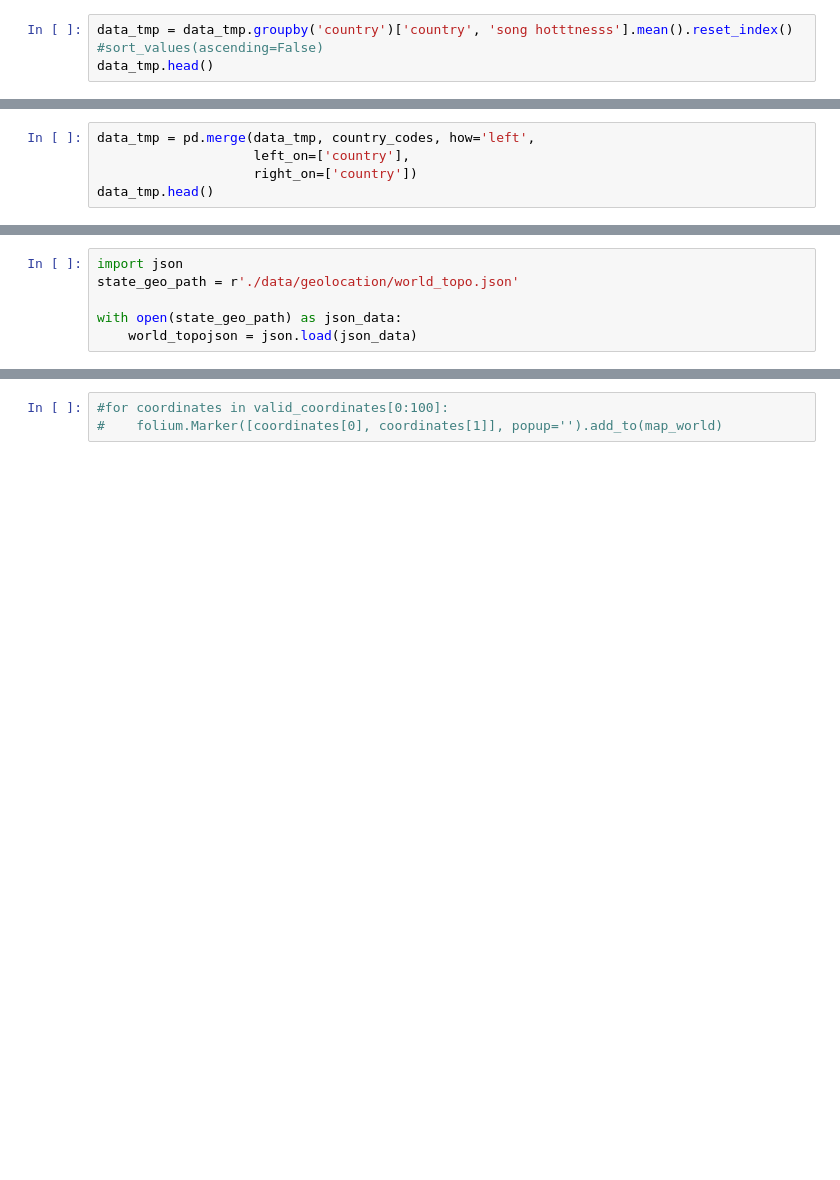
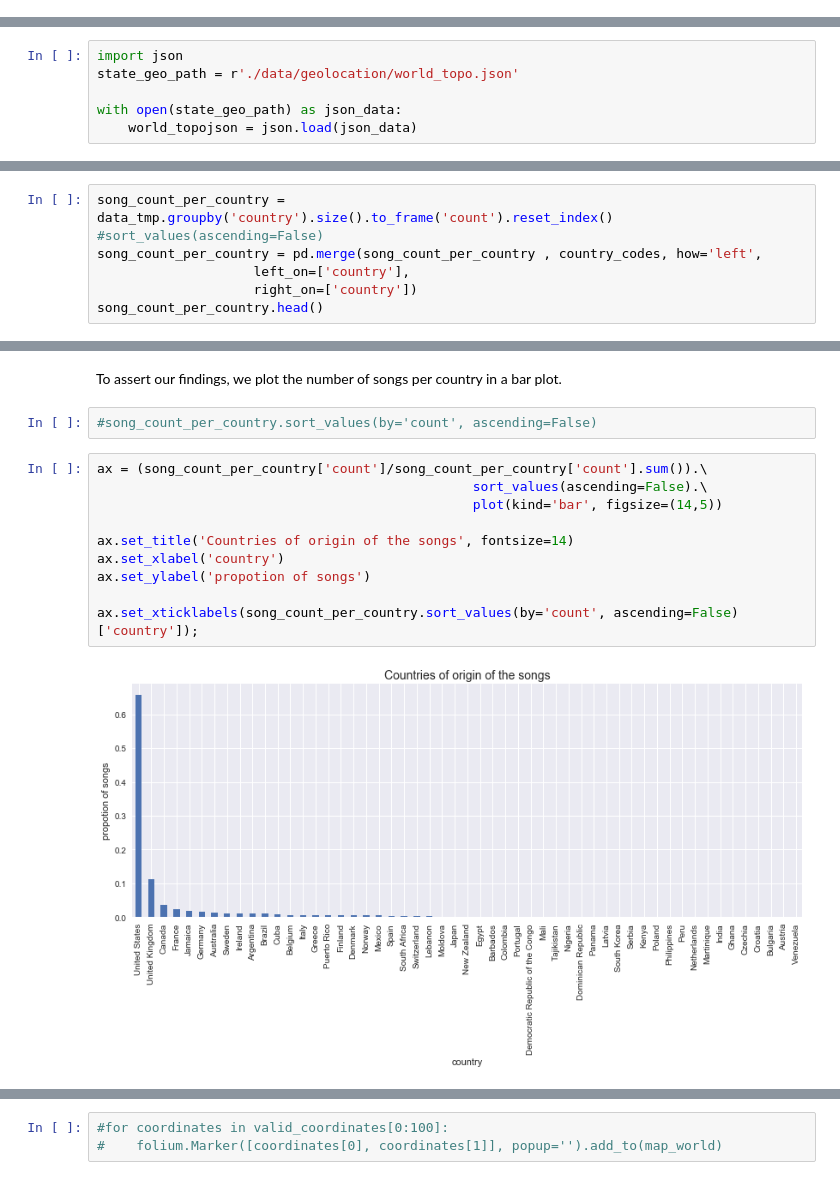
Before and after one commit to Piloumpicou/ADA-Unexpected-Match, a Jupyter notebook: project/MSD_subset.ipynb, the cells around one changed output, grey strips where cells are left out. Drawn from its saved outputs; the diff is of its cells as text; blank space fills up the shorter version.

```diff
--- a/project/MSD_subset.ipynb
+++ b/project/MSD_subset.ipynb
@@ -1119,6 +1157,3 @@ data_tmp.head()
 | 2 | 0.339576 | 35.21962 | -80.019547 | United States | Mount Gilead |
 | 3 | 0.000000 | 35.21962 | -80.019547 | United States | Mount Gilead |
 | 4 | 0.928367 | 35.21962 | -80.019547 | United States | Mount Gilead |
-# %%
-data_tmp = data_tmp.groupby('country')['country', 'song hotttnesss'].mean().reset_index() #sort_values(ascending=False)
-data_tmp.head()
@@ -1149,8 +1180,3 @@ country_codes.head()
 | 2 | Albania | AL | ALB | 008 |
 | 3 | Algeria | DZ | DZA | 012 |
 | 4 | American Samoa | AS | ASM | 016 |
-# %%
-data_tmp = pd.merge(data_tmp, country_codes, how='left',
-                    left_on=['country'],
-                    right_on=['country'])
-data_tmp.head()
@@ -1169,0 +1193,6 @@ with open(state_geo_path) as json_data:
+# %%
+song_count_per_country = data_tmp.groupby('country').size().to_frame('count').reset_index() #sort_values(ascending=False)
+song_count_per_country = pd.merge(song_count_per_country , country_codes, how='left',
+                    left_on=['country'],
+                    right_on=['country'])
+song_count_per_country.head()
@@ -1169,0 +1233,16 @@ with open(state_geo_path) as json_data:
+# %% [markdown]
+To assert our findings, we plot the number of songs per country in a bar plot.
+# %%
+#song_count_per_country.sort_values(by='count', ascending=False)
+# %%
+ax = (song_count_per_country['count']/song_count_per_country['count'].sum()).\
+                                                sort_values(ascending=False).\
+                                                plot(kind='bar', figsize=(14,5))
+
+ax.set_title('Countries of origin of the songs', fontsize=14)
+ax.set_xlabel('country')
+ax.set_ylabel('propotion of songs')
+
+ax.set_xticklabels(song_count_per_country.sort_values(by='count', ascending=False)['country']);
+# %% [output]
+[figure, added]
```
Also changed, not shown: parts of 33 cells of this notebook.
